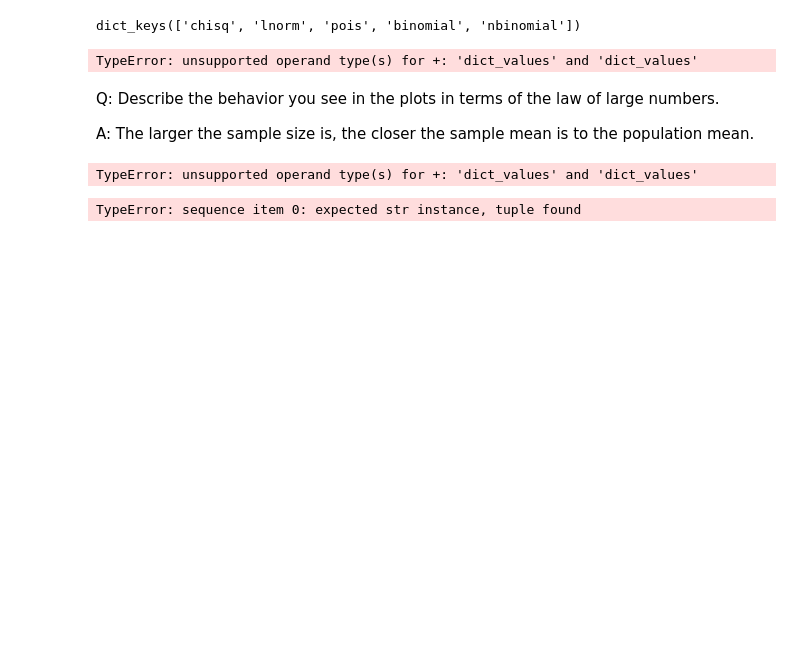
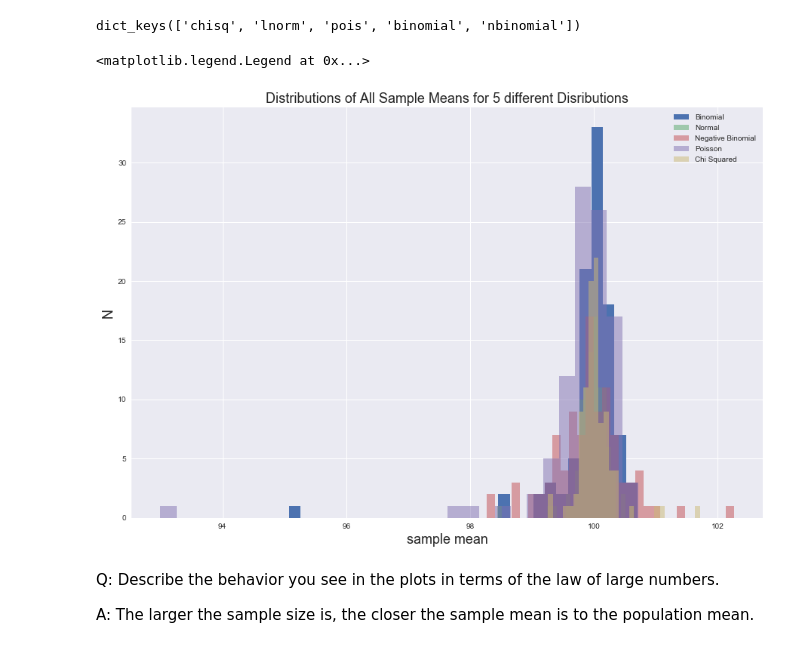
Before and after one commit to baolingz/PUI2017_bz882, a Jupyter notebook: HW3_bz882/HW3_1.ipynb, the cells around one changed output. Drawn from its saved outputs; the diff is of its cells as text; code cells hidden in the pictures; blank space fills up the shorter version.

```diff
--- a/HW3_bz882/HW3_1.ipynb
+++ b/HW3_bz882/HW3_1.ipynb
@@ -216,9 +216,37 @@ for nn in md['nbinomial']:
 md.keys()
 # %% [output]
 dict_keys(['chisq', 'lnorm', 'pois', 'binomial', 'nbinomial'])
+# %%
+##PLOT the distributions of all sample means (together for all distributions).
+binomial_means = list(md['binomial']['means'].values())
+lnorm_means = list(md['lnorm']['means'].values())
+nBinomial_means = list(md['nbinomial']['means'].values())
+pois_means = list(md['pois']['means'].values())
+chisq_means = list(md['chisq']['means'].values())
+
+pl.figure(figsize=(15, 10))
+
+pl.hist(binomial_means,bins=30,label = 'Binomial')
+pl.hist(lnorm_means,bins=30, alpha = 0.5, label = 'Normal')
+pl.hist(nBinomial_means,bins=30, alpha = 0.5, label = 'Negative Binomial')
+pl.hist(pois_means,bins=30, alpha = 0.5, label = 'Poisson')
+pl.hist(chisq_means,bins=30, alpha = 0.5, label = 'Chi Squared')
+
+pl.xlabel('sample mean', fontsize = 18)
+pl.ylabel('N', fontsize = 18)
+pl.title('Distributions of All Sample Means for 5 different Disributions', fontsize = 18)
+
+pl.legend()
+# %% [output]
+<matplotlib.legend.Legend at 0x...>
+[figure, added]
 # %%
+##this code could only work under Python2
 allmeans = list(md['binomial']['means'].values() + md['lnorm']['means'].values() + md['chisq']['means'].values() + md['nbinomial']['means'].values() + md['pois']['means'].values())
 
 pl.hist(allmeans,bins=30,label = 'All Distributions')
+pl.xlabel('sample mean', fontsize = 18)
+pl.ylabel('N', fontsize = 18)
+pl.title('Distributions of All Sample Means for 5 different Disributions', fontsize = 18)
+
+pl.legend()
-# %% [output]
-TypeError: unsupported operand type(s) for +: 'dict_values' and 'dict_values'
@@ -247,15 +254,3 @@ pl.legend()
 Q: Describe the behavior you see in the plots in terms of the law of large numbers.
 
 A: The larger the sample size is, the closer the sample mean is to the population mean.
-# %%
-md['binomial']['means'].values() + md['lnorm']['means'].values()
-# %% [output]
-TypeError: unsupported operand type(s) for +: 'dict_values' and 'dict_values'
-# %%
-val_list = []
-for value in md['binomial']['means'].items():
-     val_list.append(value)
-
-val_string = ','.join(val_list)
-# %% [output]
-TypeError: sequence item 0: expected str instance, tuple found
```
Also changed, not shown: parts of 6 cells of this notebook.
